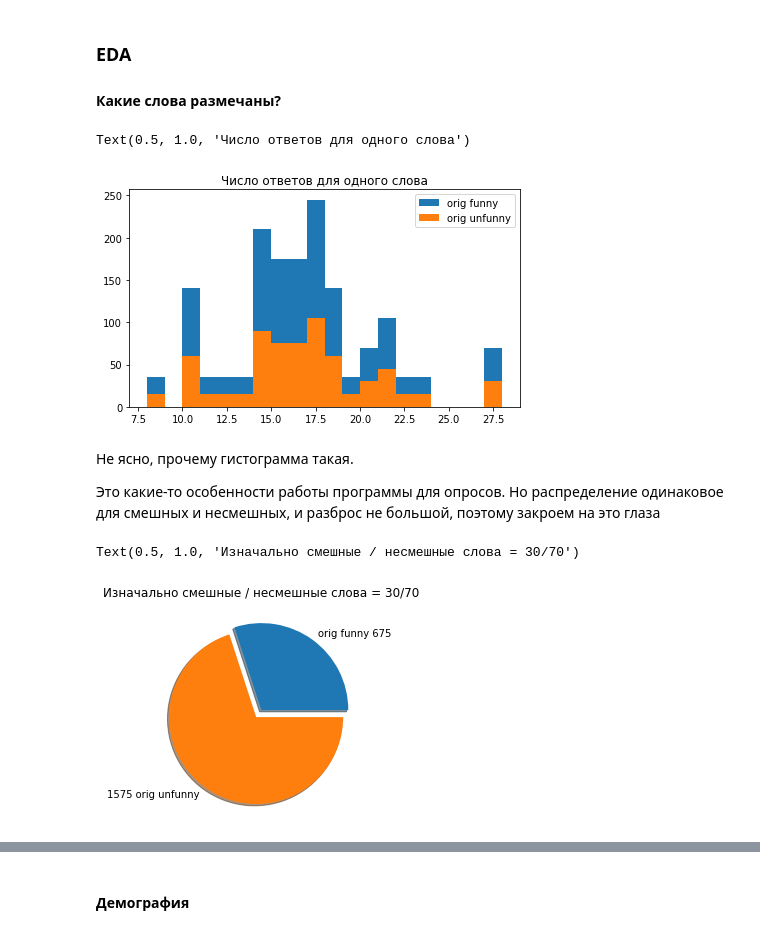
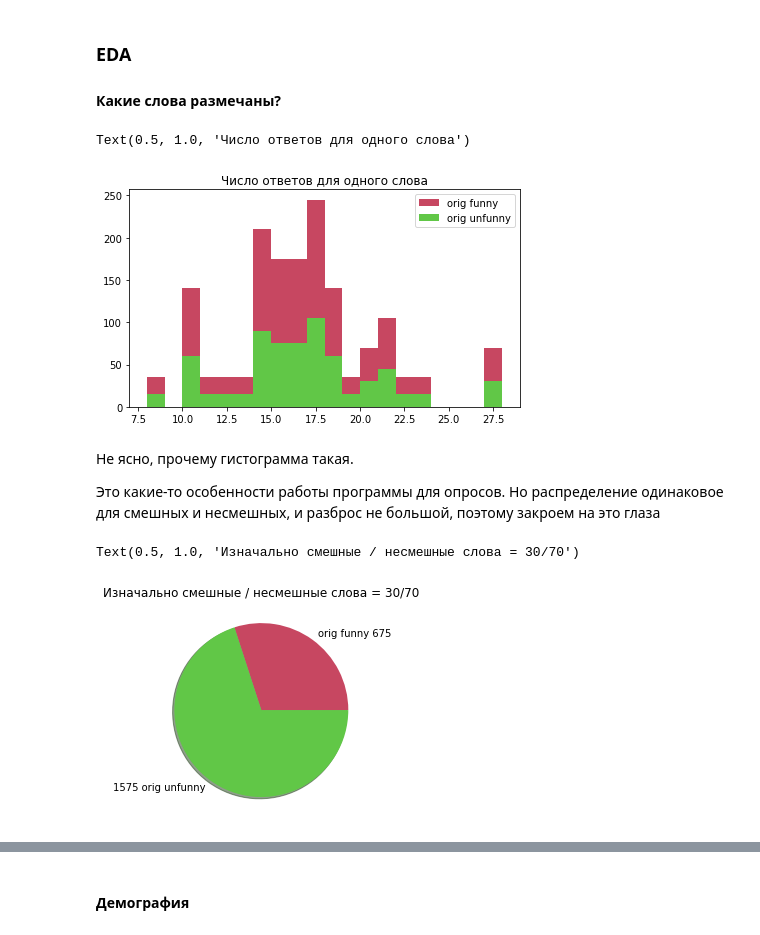
Before and after one commit to CherPasha/RussianFWords, a Jupyter notebook: Generate_Features.ipynb, the cells around one changed output, grey strips where cells are left out. Saved outputs shown, nothing was run; the diff lists cells and outputs as text; code cells hidden in the pictures.

```diff
--- a/Generate_Features.ipynb
+++ b/Generate_Features.ipynb
@@ -145,18 +151,21 @@ See the caveats in the documentation: https://pandas.pydata.org/pandas-docs/stab
 # %% [markdown]
 ### EDA
 #### Какие слова размечаны?
+# %%
+fcolor = '#61c747'
+ucolor = '#c74761'
 # %%
 only_f = df[df['orig_funny'] == 1.0]
 only_u = df[df['orig_funny'] == 0.0]
 
 fig, ax = plt.subplots(figsize=(7,4))
-ax.hist(only_u['count'], bins=20)
-ax.hist(only_f['count'], bins=20)
+ax.hist(only_u['count'], bins=20, color=ucolor)
+ax.hist(only_f['count'], bins=20, color=fcolor)
 ax.legend(['orig funny', 'orig unfunny'])
 ax.set_title('Число ответов для одного слова')
 # %% [output]
 Text(0.5, 1.0, 'Число ответов для одного слова')
-[figure, old version]
+[figure, new version]
 # %% [markdown]
 Не ясно, прочему гистограмма такая.
 
@@ -165,10 +174,10 @@ Text(0.5, 1.0, 'Число ответов для одного слова')
 # %%
 for_pie = [df[df['orig_funny'] == 1].shape[0],
            df[df['orig_funny'] == 0].shape[0]]
 
-plt.pie(for_pie, explode=[0,0.1], shadow=True,
-        labels=[f"orig funny {for_pie[0]}", f"{for_pie[1]} orig unfunny"])
+plt.pie(for_pie, shadow=True,
+        labels=[f"orig funny {for_pie[0]}", f"{for_pie[1]} orig unfunny"], colors=[ucolor,fcolor])
 plt.gca().set_title('Изначально смешные / несмешные слова = 30/70')
 # %% [output]
 Text(0.5, 1.0, 'Изначально смешные / несмешные слова = 30/70')
-[figure, old version]
+[figure, new version]
```
Also changed, not shown: parts of 50 cells of this notebook, 2 other files.
